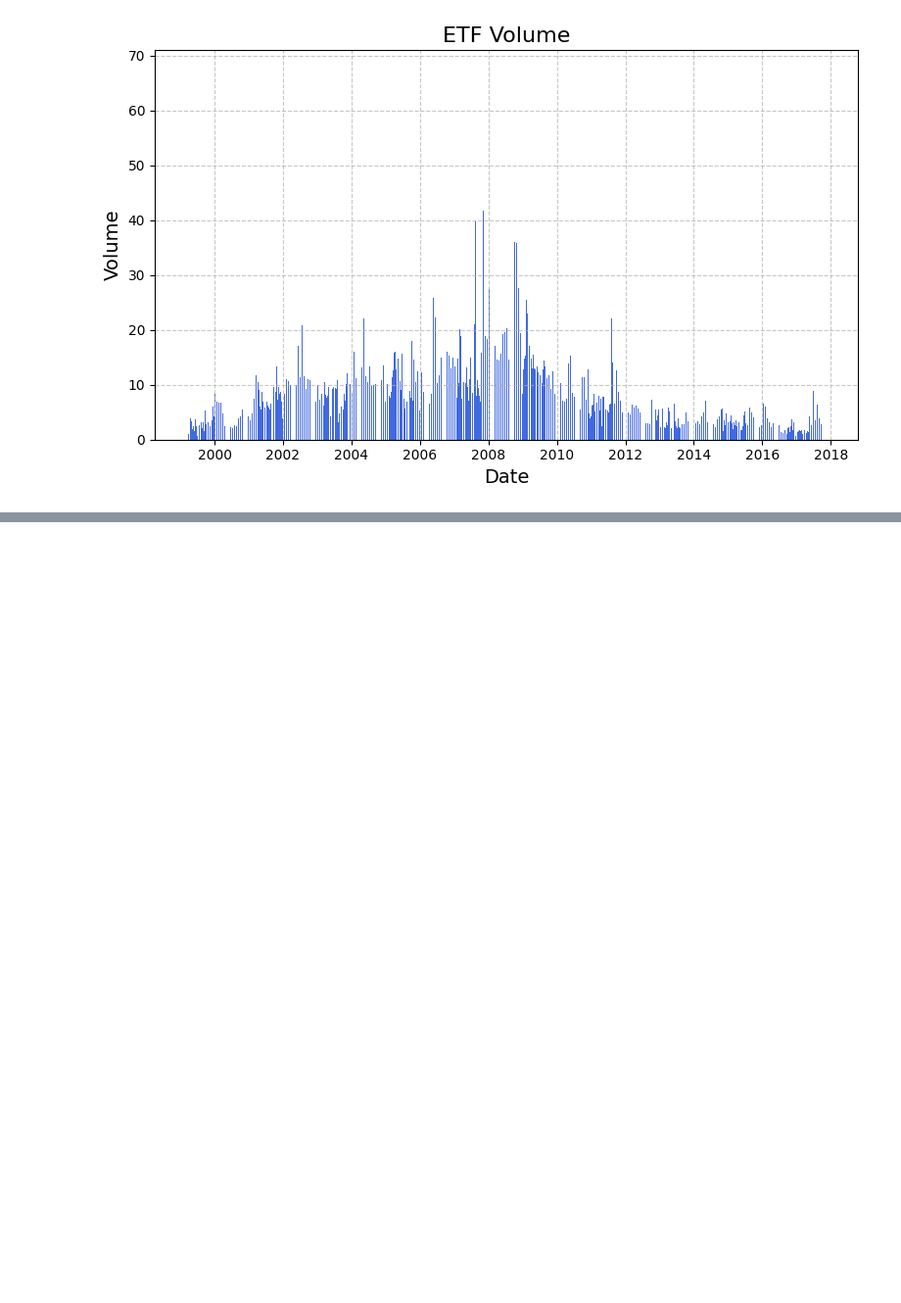
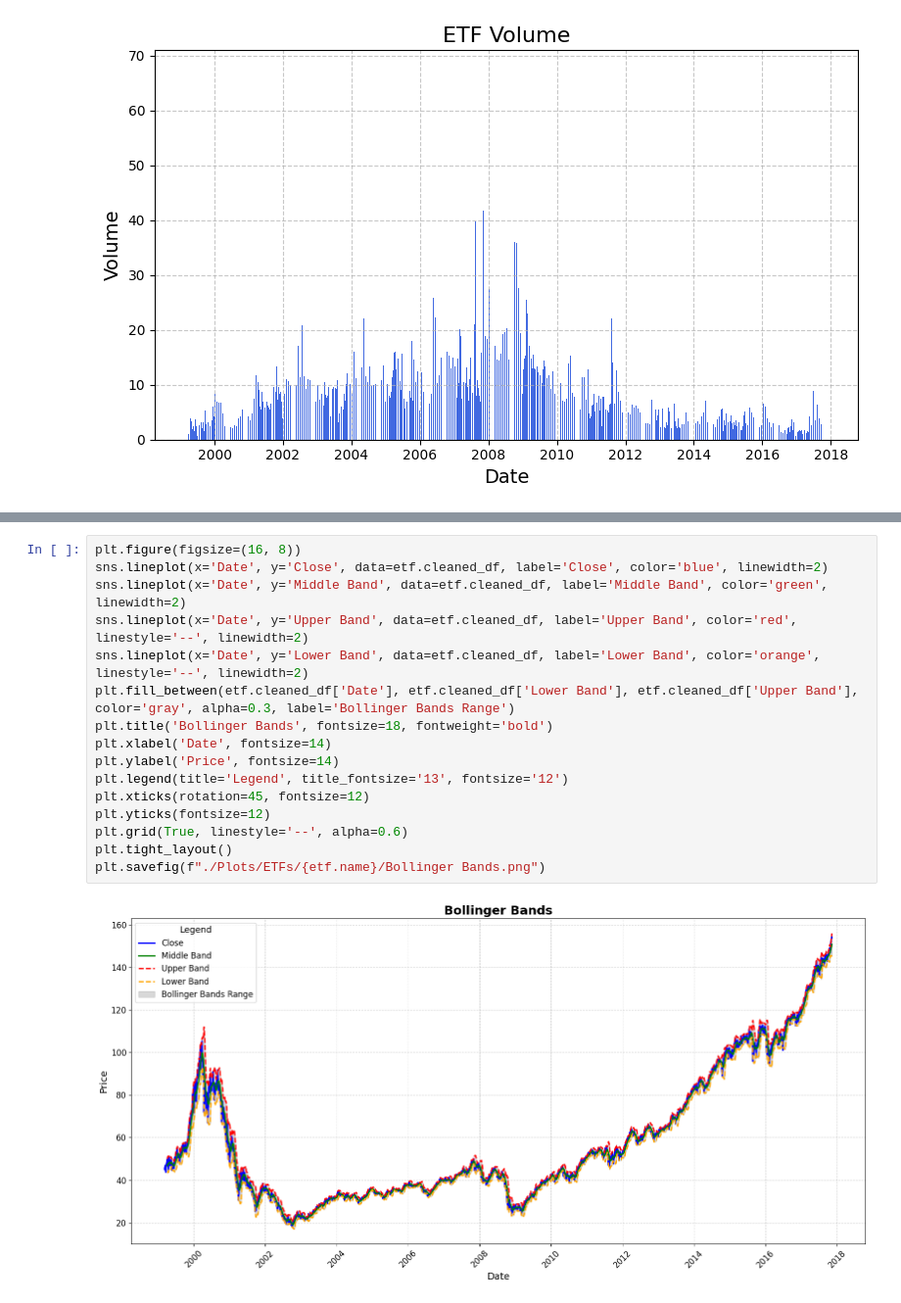
Before and after one commit to Ayush-Singh-31/Stocks-ETFs, a Jupyter notebook: ETFs.ipynb, the cells around one changed output, grey strips where cells are left out. Shown at 98% size. Cells and saved outputs as stored; diff of their text form; blank space fills up the shorter version.

```diff
--- a/ETFs.ipynb
+++ b/ETFs.ipynb
@@ -286,0 +354,18 @@ dtype: int64
+# %%
+plt.figure(figsize=(16, 8))
+sns.lineplot(x='Date', y='Close', data=etf.cleaned_df, label='Close', color='blue', linewidth=2)
+sns.lineplot(x='Date', y='Middle Band', data=etf.cleaned_df, label='Middle Band', color='green', linewidth=2)
+sns.lineplot(x='Date', y='Upper Band', data=etf.cleaned_df, label='Upper Band', color='red', linestyle='--', linewidth=2)
+sns.lineplot(x='Date', y='Lower Band', data=etf.cleaned_df, label='Lower Band', color='orange', linestyle='--', linewidth=2)
+plt.fill_between(etf.cleaned_df['Date'], etf.cleaned_df['Lower Band'], etf.cleaned_df['Upper Band'], color='gray', alpha=0.3, label='Bollinger Bands Range')
+plt.title('Bollinger Bands', fontsize=18, fontweight='bold')
+plt.xlabel('Date', fontsize=14)
+plt.ylabel('Price', fontsize=14)
+plt.legend(title='Legend', title_fontsize='13', fontsize='12')
+plt.xticks(rotation=45, fontsize=12)
+plt.yticks(fontsize=12)
+plt.grid(True, linestyle='--', alpha=0.6)
+plt.tight_layout()
+plt.savefig(f"./Plots/ETFs/{etf.name}/Bollinger Bands.png")
+# %% [output]
+[figure, added]
```
Also changed, not shown: parts of 8 cells of this notebook, 6 other files.
